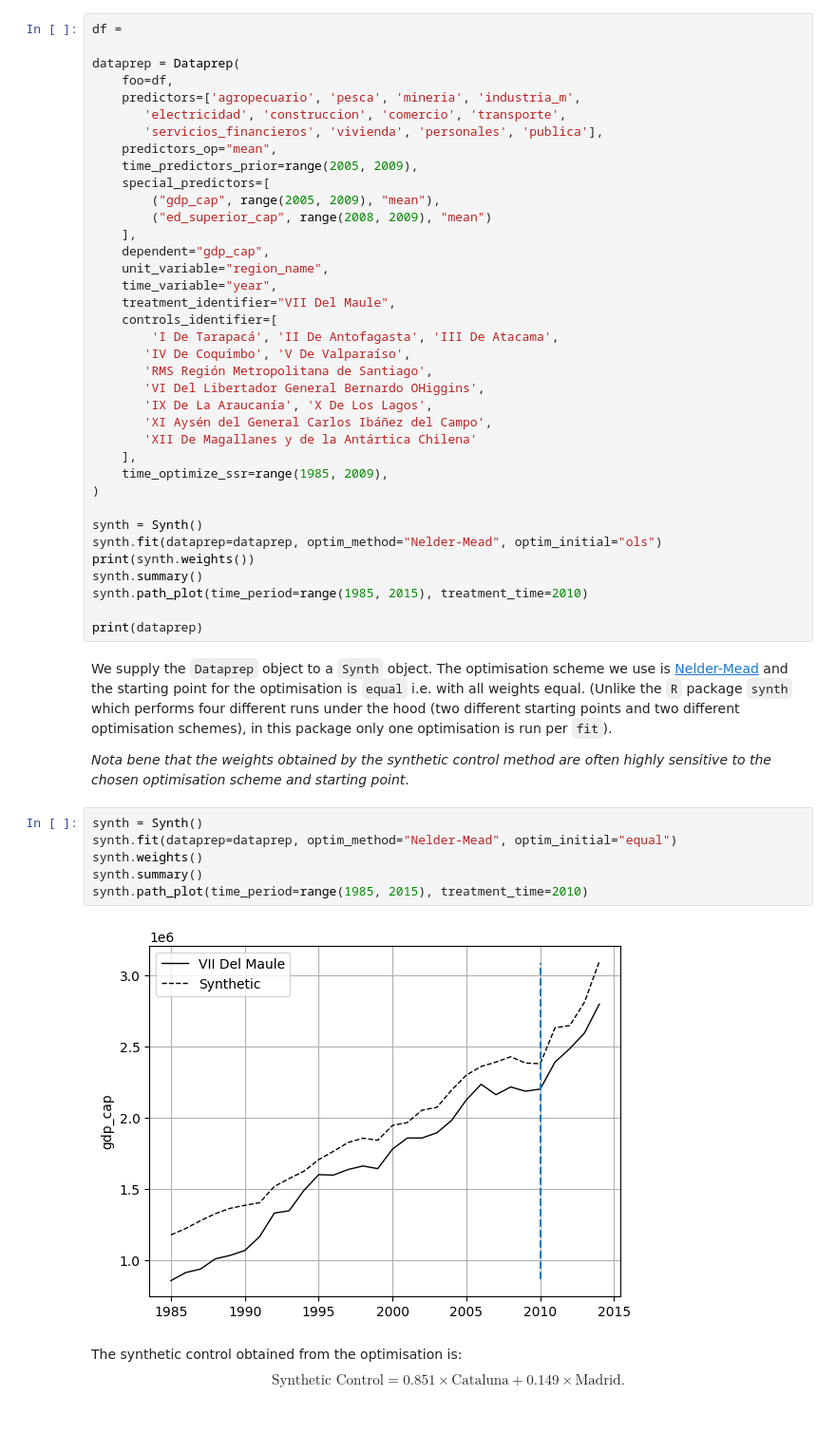
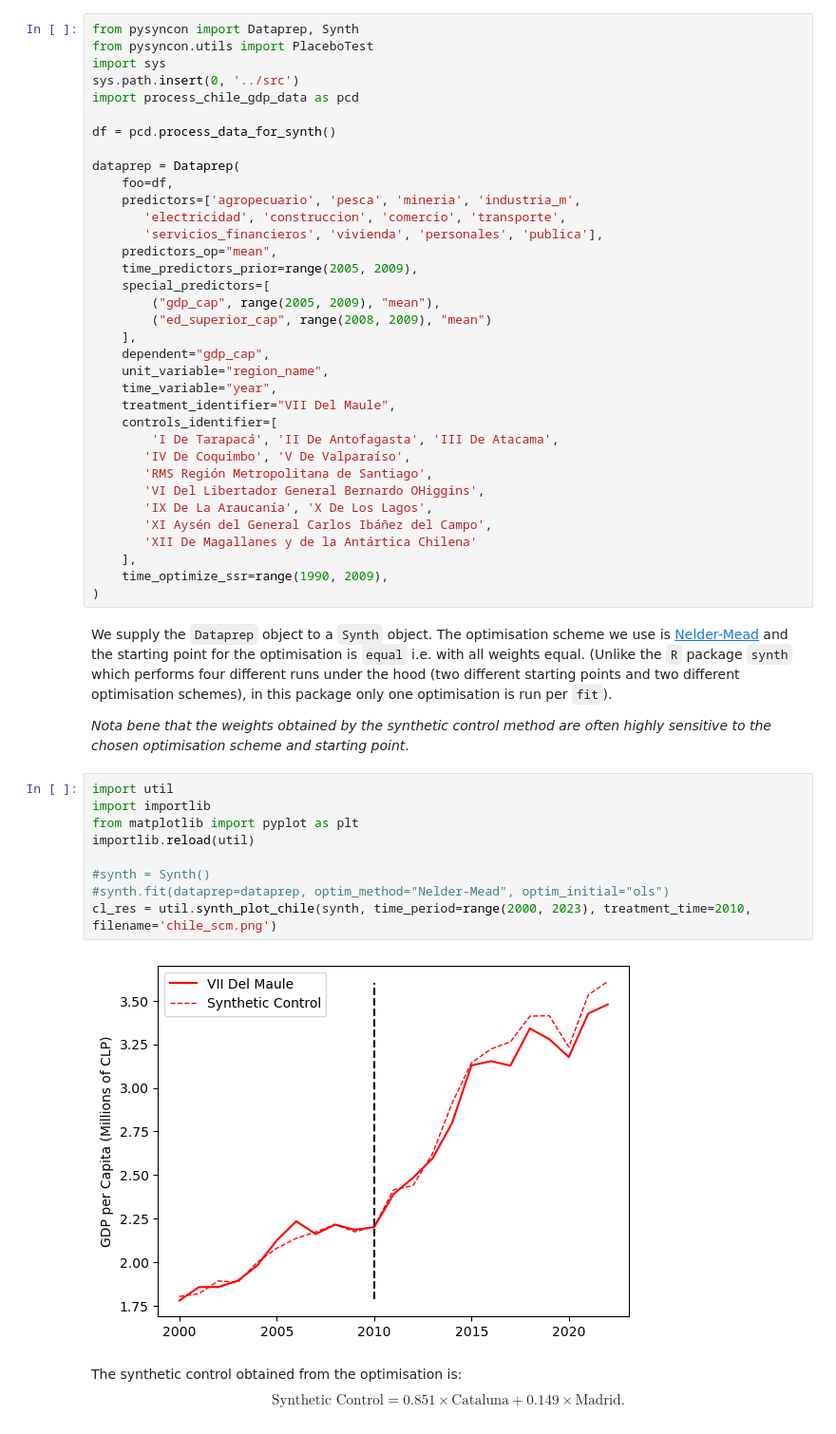
Before and after one commit to diodz/dpl-earthquakes, a Jupyter notebook: notebooks/Maule SCM.ipynb, the cells around one changed output. Shown at 95% size. Saved outputs shown, nothing was run; the diff lists cells and outputs as text.

Commit message:
Added tests

```diff
--- a/notebooks/Maule SCM.ipynb
+++ b/notebooks/Maule SCM.ipynb
@@ -29,7 +13,13 @@ Sectoral shares of GDP: agriculture, administration, construction, education, fi
 
 Percentage of the population with a tertiary educational level (averaged between 2007 and 2010)
 # %%
-df =
+from pysyncon import Dataprep, Synth
+from pysyncon.utils import PlaceboTest
+import sys
+sys.path.insert(0, '../src')
+import process_chile_gdp_data as pcd
+
+df = pcd.process_data_for_synth()
 
 dataprep = Dataprep(
     foo=df,
@@ -55,28 +45,23 @@ dataprep = Dataprep(
        'XI Aysén del General Carlos Ibáñez del Campo',
        'XII De Magallanes y de la Antártica Chilena'
     ],
-    time_optimize_ssr=range(1985, 2009),
+    time_optimize_ssr=range(1990, 2009),
 )
-
-synth = Synth()
-synth.fit(dataprep=dataprep, optim_method="Nelder-Mead", optim_initial="ols")
-print(synth.weights())
-synth.summary()
-synth.path_plot(time_period=range(1985, 2015), treatment_time=2010)
-
-print(dataprep)
 # %% [markdown]
 We supply the `Dataprep` object to a `Synth` object. The optimisation scheme we use is [Nelder-Mead](https://docs.scipy.org/doc/scipy/reference/optimize.minimize-neldermead.html) and the starting point for the optimisation is `equal` i.e. with all weights equal. (Unlike the `R` package `synth` which performs four different runs under the hood (two different starting points and two different optimisation schemes), in this package only one optimisation is run per `fit`).
 
 *Nota bene that the weights obtained by the synthetic control method are often highly sensitive to the chosen optimisation scheme and starting point*.
 # %%
-synth = Synth()
-synth.fit(dataprep=dataprep, optim_method="Nelder-Mead", optim_initial="equal")
-synth.weights()
-synth.summary()
-synth.path_plot(time_period=range(1985, 2015), treatment_time=2010)
+import util
+import importlib
+from matplotlib import pyplot as plt
+importlib.reload(util)
+
+#synth = Synth()
+#synth.fit(dataprep=dataprep, optim_method="Nelder-Mead", optim_initial="ols")
+cl_res = util.synth_plot_chile(synth, time_period=range(2000, 2023), treatment_time=2010, filename='chile_scm.png')
 # %% [output]
-[figure, old version]
+[figure, new version]
 # %% [markdown]
 The synthetic control obtained from the optimisation is: $$\text{Synthetic Control} = 0.851 \times \text{Cataluna} + 0.149 \times \text{Madrid}.$$
 # %% [markdown]
```
Also changed, not shown: parts of 2 cells of this notebook, 4 other files.
